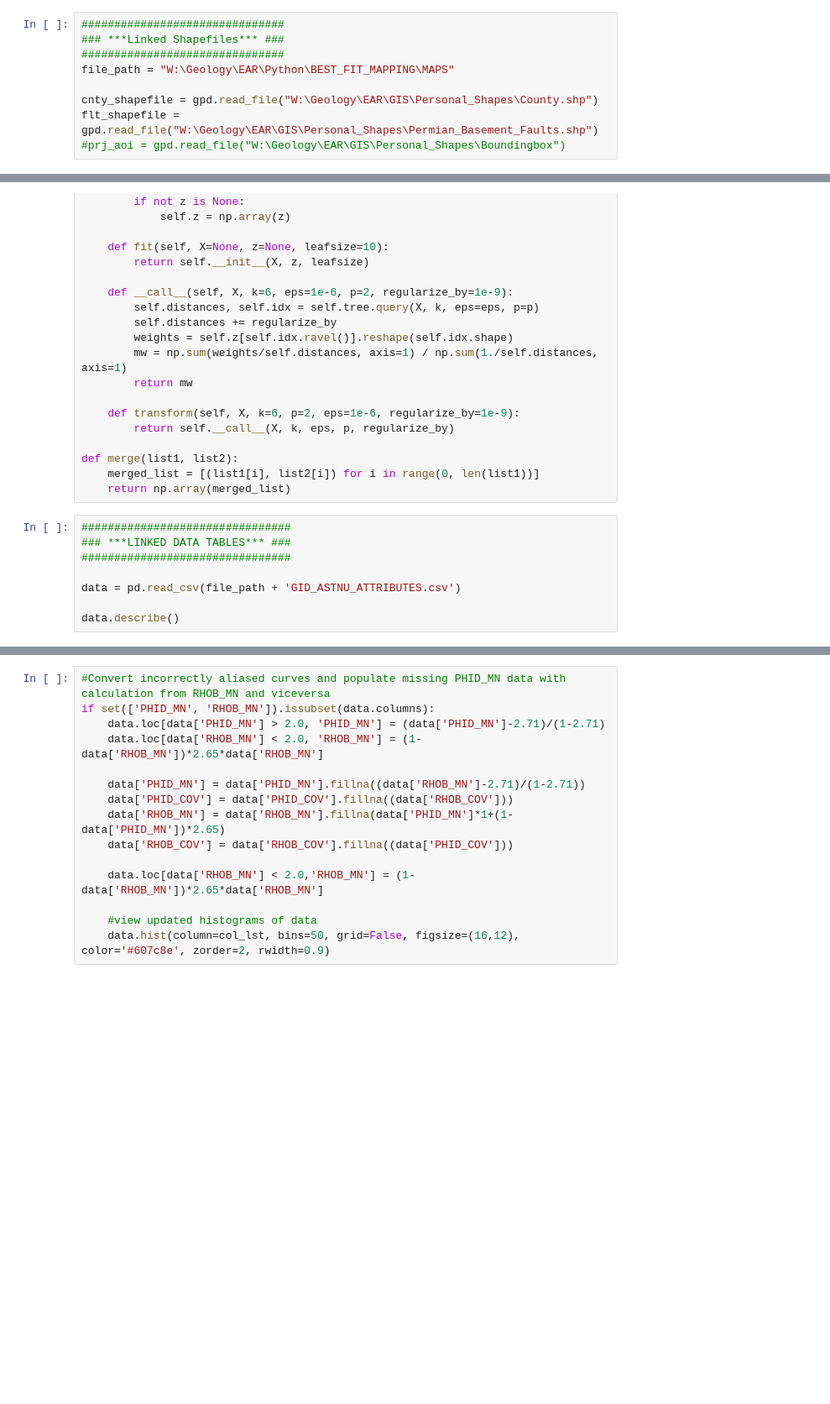
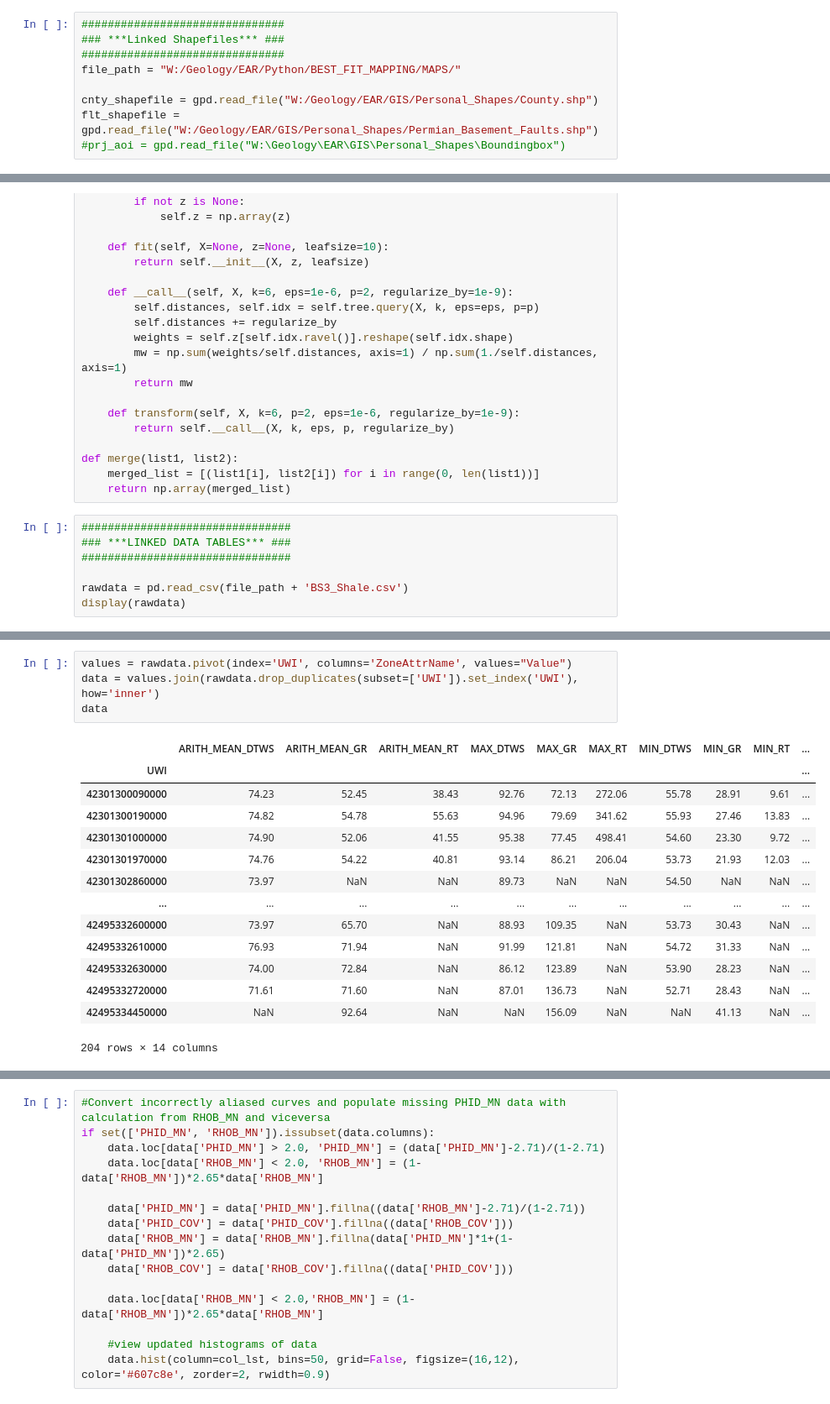
Before and after one commit to dderenthal/BEST_FIT_MAPPING, a Jupyter notebook: Best-Fit Mapping 4_14_21_GIDDINGS_Eric.ipynb, the cells around one changed output, grey strips where cells are left out. Shown at 84% size. Drawn from its saved outputs; the diff is of its cells as text; blank space fills up the shorter version.

```diff
--- a/Best-Fit Mapping 4_14_21_GIDDINGS_Eric.ipynb
+++ b/Best-Fit Mapping 4_14_21_GIDDINGS_Eric.ipynb
@@ -36,10 +36,10 @@ from pyproj import Transformer, Proj, CRS
 ###############################
 ### ***Linked Shapefiles*** ###
 ###############################
-file_path = "W:\Geology\EAR\Python\BEST_FIT_MAPPING\MAPS"
+file_path = "W:/Geology/EAR/Python/BEST_FIT_MAPPING/MAPS/"
 
-cnty_shapefile = gpd.read_file("W:\Geology\EAR\GIS\Personal_Shapes\County.shp")
-flt_shapefile = gpd.read_file("W:\Geology\EAR\GIS\Personal_Shapes\Permian_Basement_Faults.shp")
+cnty_shapefile = gpd.read_file("W:/Geology/EAR/GIS/Personal_Shapes/County.shp")
+flt_shapefile = gpd.read_file("W:/Geology/EAR/GIS/Personal_Shapes/Permian_Basement_Faults.shp")
 #prj_aoi = gpd.read_file("W:\Geology\EAR\GIS\Personal_Shapes\Boundingbox")
 # %%
 ####################################
@@ -79,6 +79,5 @@ def merge(list1, list2):
 ### ***LINKED DATA TABLES*** ###
 ################################
 
-data = pd.read_csv(file_path + 'GID_ASTNU_ATTRIBUTES.csv')
-
-data.describe()
+rawdata = pd.read_csv(file_path + 'BS3_Shale.csv')
+display(rawdata)
@@ -84,0 +98,19 @@ data.describe()
+# %%
+values = rawdata.pivot(index='UWI', columns='ZoneAttrName', values="Value")
+data = values.join(rawdata.drop_duplicates(subset=['UWI']).set_index('UWI'), how='inner')
+data
+# %% [output]
+|  | ARITH_MEAN_DTWS | ARITH_MEAN_GR | ARITH_MEAN_RT | MAX_DTWS | MAX_GR | MAX_RT | MIN_DTWS | MIN_GR | MIN_RT | ... |
+| UWI |  |  |  |  |  |  |  |  |  | ... |
+| 42301300090000 | 74.23 | 52.45 | 38.43 | 92.76 | 72.13 | 272.06 | 55.78 | 28.91 | 9.61 | ... |
+| 42301300190000 | 74.82 | 54.78 | 55.63 | 94.96 | 79.69 | 341.62 | 55.93 | 27.46 | 13.83 | ... |
+| 42301301000000 | 74.90 | 52.06 | 41.55 | 95.38 | 77.45 | 498.41 | 54.60 | 23.30 | 9.72 | ... |
+| 42301301970000 | 74.76 | 54.22 | 40.81 | 93.14 | 86.21 | 206.04 | 53.73 | 21.93 | 12.03 | ... |
+| 42301302860000 | 73.97 | NaN | NaN | 89.73 | NaN | NaN | 54.50 | NaN | NaN | ... |
+| ... | ... | ... | ... | ... | ... | ... | ... | ... | ... | ... |
+| 42495332600000 | 73.97 | 65.70 | NaN | 88.93 | 109.35 | NaN | 53.73 | 30.43 | NaN | ... |
+| 42495332610000 | 76.93 | 71.94 | NaN | 91.99 | 121.81 | NaN | 54.72 | 31.33 | NaN | ... |
+| 42495332630000 | 74.00 | 72.84 | NaN | 86.12 | 123.89 | NaN | 53.90 | 28.23 | NaN | ... |
+| 42495332720000 | 71.61 | 71.60 | NaN | 87.01 | 136.73 | NaN | 52.71 | 28.43 | NaN | ... |
+| 42495334450000 | NaN | 92.64 | NaN | NaN | 156.09 | NaN | NaN | 41.13 | NaN | ... |
+204 rows × 14 columns
```
Also changed, not shown: parts of 14 cells of this notebook.
